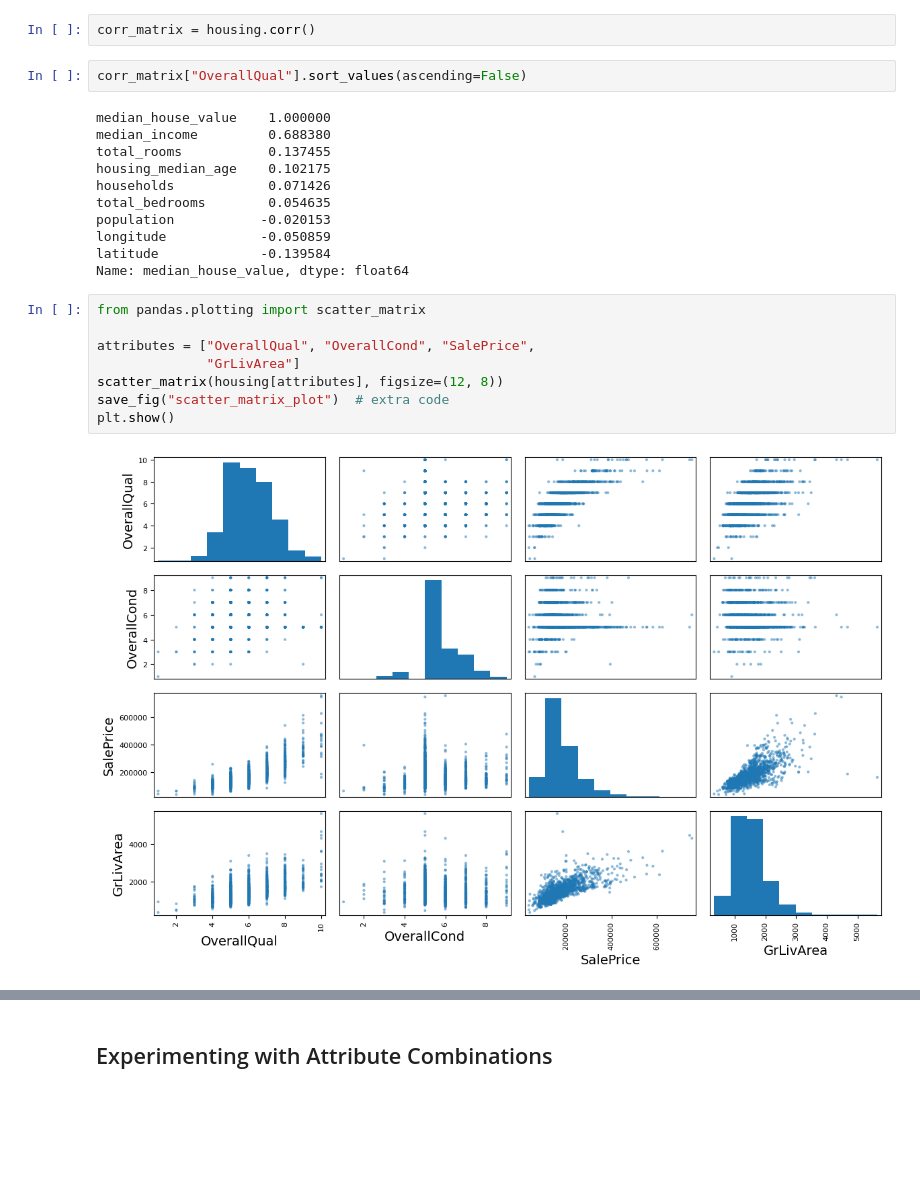
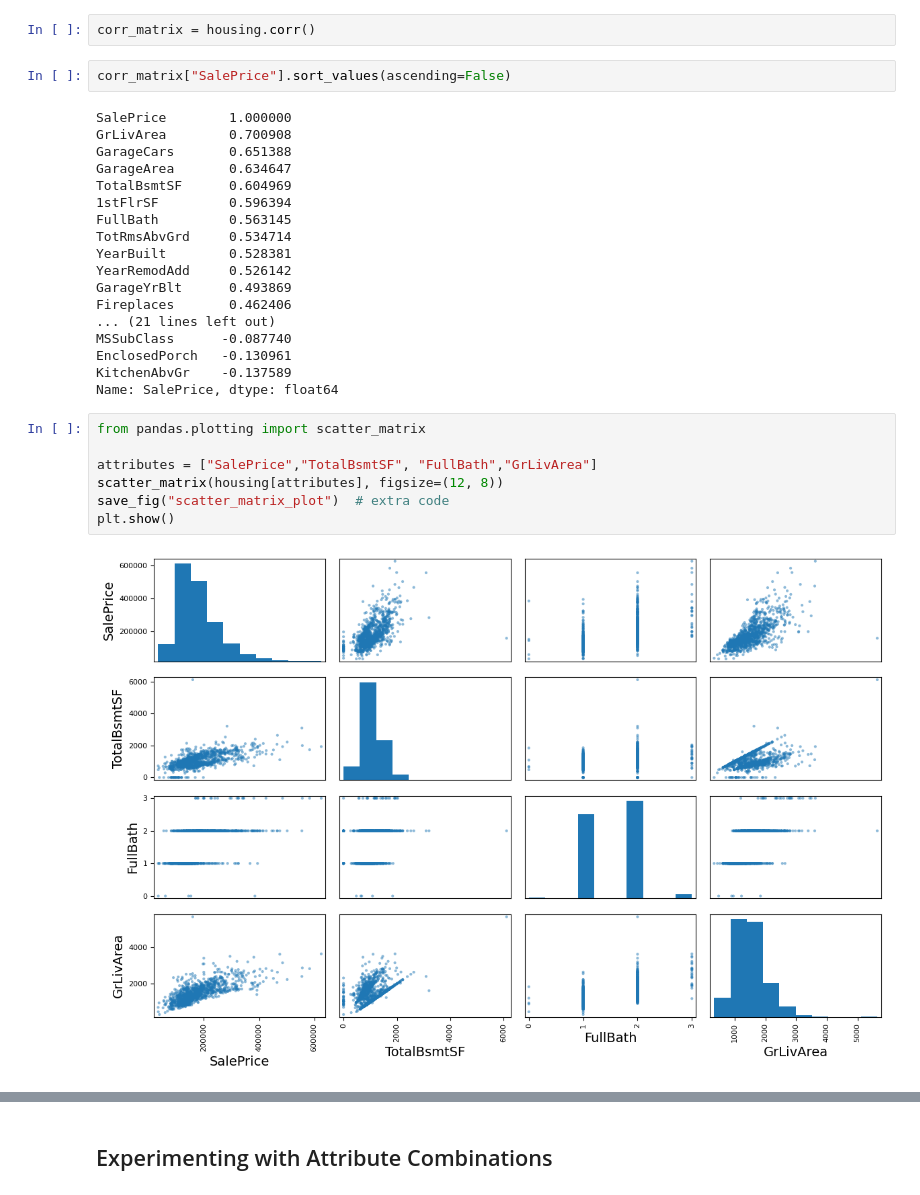
Before and after one commit to colafishx/handson-ml3, a Jupyter notebook: 02_end_to_end_machine_learning_project.ipynb, the cells around one changed output, grey strips where cells are left out. Saved outputs shown, nothing was run; the diff lists cells and outputs as text; blank space fills up the shorter version.

```diff
--- a/02_end_to_end_machine_learning_project.ipynb
+++ b/02_end_to_end_machine_learning_project.ipynb
@@ -370,26 +368,32 @@ housing = strat_train_set.copy()
 # %%
 corr_matrix = housing.corr()
 # %%
-corr_matrix["OverallQual"].sort_values(ascending=False)
+corr_matrix["SalePrice"].sort_values(ascending=False)
 # %% [output]
-median_house_value    1.000000
-median_income         0.688380
-total_rooms           0.137455
-housing_median_age    0.102175
-households            0.071426
-total_bedrooms        0.054635
-population           -0.020153
-longitude            -0.050859
-latitude             -0.139584
-Name: median_house_value, dtype: float64
+SalePrice        1.000000
+GrLivArea        0.700908
+GarageCars       0.651388
+GarageArea       0.634647
+TotalBsmtSF      0.604969
+1stFlrSF         0.596394
+FullBath         0.563145
+TotRmsAbvGrd     0.534714
+YearBuilt        0.528381
+YearRemodAdd     0.526142
+GarageYrBlt      0.493869
+Fireplaces       0.462406
+... (21 lines left out)
+MSSubClass      -0.087740
+EnclosedPorch   -0.130961
+KitchenAbvGr    -0.137589
+Name: SalePrice, dtype: float64
 # %%
 from pandas.plotting import scatter_matrix
 
-attributes = ["OverallQual", "OverallCond", "SalePrice",
-              "GrLivArea"]
+attributes = ["SalePrice","TotalBsmtSF", "FullBath","GrLivArea"]
 scatter_matrix(housing[attributes], figsize=(12, 8))
 save_fig("scatter_matrix_plot")  # extra code
 plt.show()
 # %% [output]
-[figure, old version]
+[figure, new version]
 # %%
```
Also changed, not shown: parts of 4 cells of this notebook.
